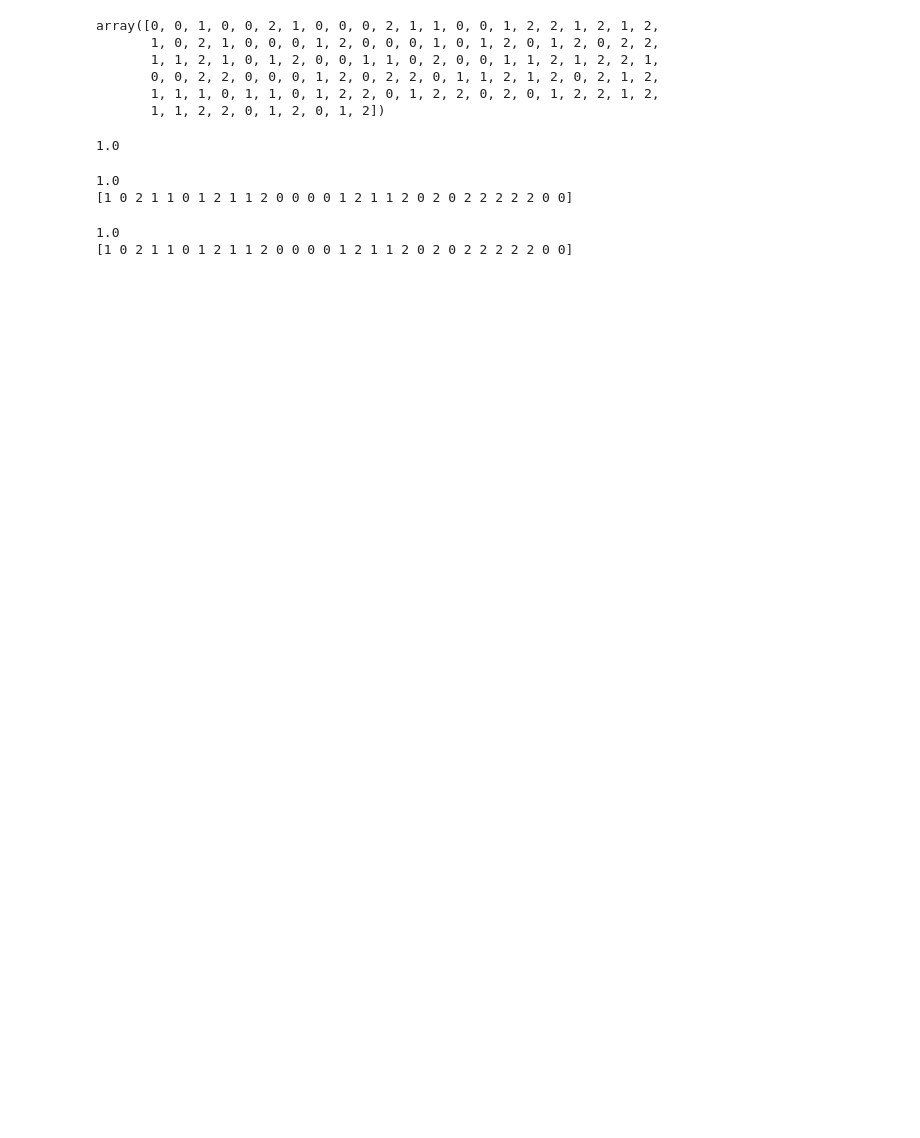
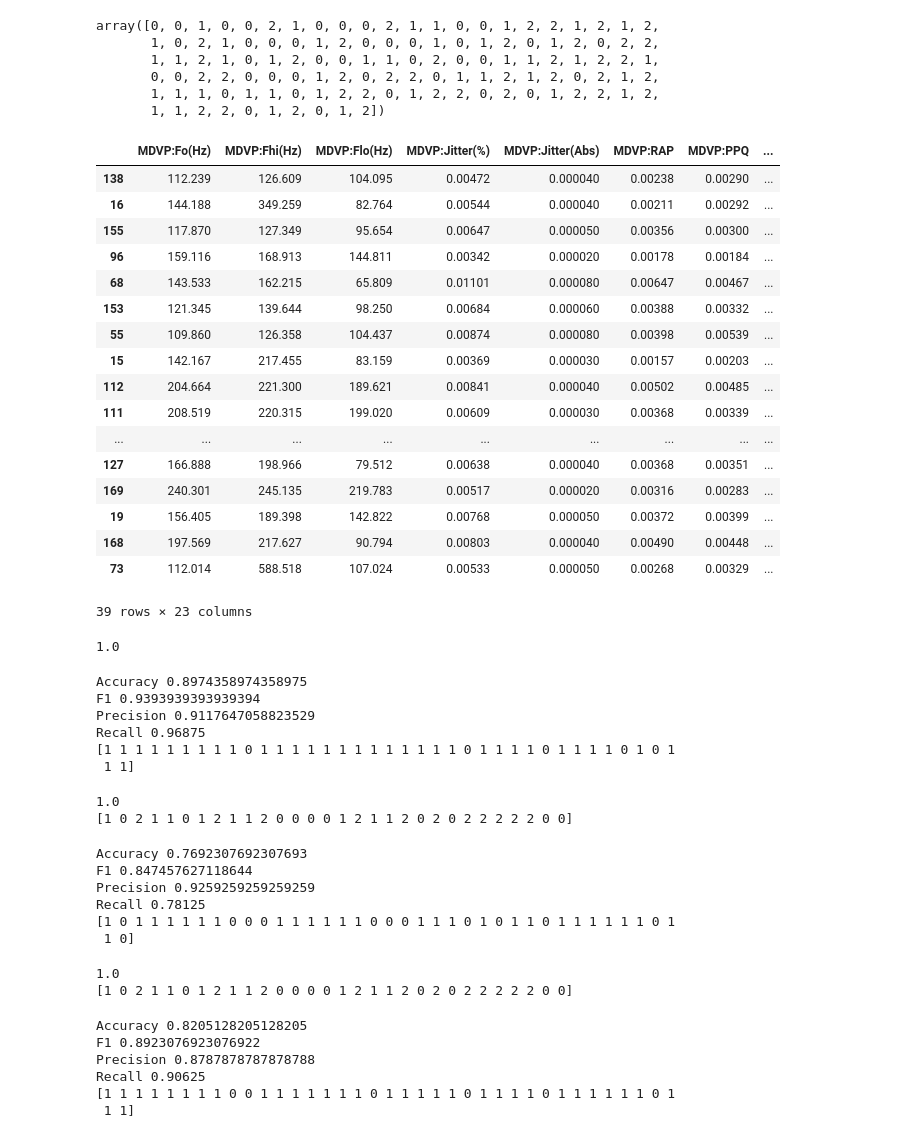
Before and after one commit to DimaOshchepkov/MetricMethodClassification, a Jupyter notebook: main.ipynb, the cells around one changed output. Saved outputs shown, nothing was run; the diff lists cells and outputs as text; code cells hidden in the pictures; blank space fills up the shorter version.

```diff
--- a/main.ipynb
+++ b/main.ipynb
@@ -17,6 +18,33 @@ array([0, 0, 1, 0, 0, 2, 1, 0, 0, 0, 2, 1, 1, 0, 0, 1, 2, 2, 1, 2, 1, 2,
        0, 0, 2, 2, 0, 0, 0, 1, 2, 0, 2, 2, 0, 1, 1, 2, 1, 2, 0, 2, 1, 2,
        1, 1, 1, 0, 1, 1, 0, 1, 2, 2, 0, 1, 2, 2, 0, 2, 0, 1, 2, 2, 1, 2,
        1, 1, 2, 2, 0, 1, 2, 0, 1, 2])
+# %%
+parkinsons = pd.read_csv("parkinsons.csv", delimiter=',')
+parkinsons = parkinsons.drop(columns='name')
+(X_parkinsons_train, X_parkinsons_test,
+y_parkinsons_train, y_parkinsons_test) = train_test_split(parkinsons, parkinsons["status"],
+                                                           test_size=0.2, random_state=42)
+
+X_parkinsons_test
+# %% [output]
+|  | MDVP:Fo(Hz) | MDVP:Fhi(Hz) | MDVP:Flo(Hz) | MDVP:Jitter(%) | MDVP:Jitter(Abs) | MDVP:RAP | MDVP:PPQ | ... |
+| 138 | 112.239 | 126.609 | 104.095 | 0.00472 | 0.000040 | 0.00238 | 0.00290 | ... |
+| 16 | 144.188 | 349.259 | 82.764 | 0.00544 | 0.000040 | 0.00211 | 0.00292 | ... |
+| 155 | 117.870 | 127.349 | 95.654 | 0.00647 | 0.000050 | 0.00356 | 0.00300 | ... |
+| 96 | 159.116 | 168.913 | 144.811 | 0.00342 | 0.000020 | 0.00178 | 0.00184 | ... |
+| 68 | 143.533 | 162.215 | 65.809 | 0.01101 | 0.000080 | 0.00647 | 0.00467 | ... |
+| 153 | 121.345 | 139.644 | 98.250 | 0.00684 | 0.000060 | 0.00388 | 0.00332 | ... |
+| 55 | 109.860 | 126.358 | 104.437 | 0.00874 | 0.000080 | 0.00398 | 0.00539 | ... |
+| 15 | 142.167 | 217.455 | 83.159 | 0.00369 | 0.000030 | 0.00157 | 0.00203 | ... |
+| 112 | 204.664 | 221.300 | 189.621 | 0.00841 | 0.000040 | 0.00502 | 0.00485 | ... |
+| 111 | 208.519 | 220.315 | 199.020 | 0.00609 | 0.000030 | 0.00368 | 0.00339 | ... |
+| ... | ... | ... | ... | ... | ... | ... | ... | ... |
+| 127 | 166.888 | 198.966 | 79.512 | 0.00638 | 0.000040 | 0.00368 | 0.00351 | ... |
+| 169 | 240.301 | 245.135 | 219.783 | 0.00517 | 0.000020 | 0.00316 | 0.00283 | ... |
+| 19 | 156.405 | 189.398 | 142.822 | 0.00768 | 0.000050 | 0.00372 | 0.00399 | ... |
+| 168 | 197.569 | 217.627 | 90.794 | 0.00803 | 0.000040 | 0.00490 | 0.00448 | ... |
+| 73 | 112.014 | 588.518 | 107.024 | 0.00533 | 0.000050 | 0.00268 | 0.00329 | ... |
+39 rows × 23 columns
 # %%
 knn = KNN(metric="cosine")
 knn.fit(X_train, y_train)
@@ -24,6 +52,22 @@ predict = knn.predict(X_test)
 print(accuracy_score(y_test, predict))
 # %% [output]
 1.0
+# %%
+knn_parkinsons = KNN(countNeigbor=20, metric='cosine')
+knn_parkinsons.fit(X_parkinsons_train, y_parkinsons_train)
+predict = knn_parkinsons.predict(X_parkinsons_test)
+print(f'Accuracy {accuracy_score(y_parkinsons_test, predict)}')
+print(f'F1 {f1_score(y_parkinsons_test, predict)}')
+print(f'Precision {precision_score(y_parkinsons_test, predict)}')
+print(f'Recall {recall_score(y_parkinsons_test, predict)}')
+print(predict)
+# %% [output]
+Accuracy 0.8974358974358975
+F1 0.9393939393939394
+Precision 0.9117647058823529
+Recall 0.96875
+[1 1 1 1 1 1 1 1 1 0 1 1 1 1 1 1 1 1 1 1 1 1 1 0 1 1 1 1 0 1 1 1 1 0 1 0 1
+ 1 1]
 # %%
 parzen_window_fixed = ParzenWindowFixedWidth(width=1, method="kdtree")
 parzen_window_fixed.fit(X_train, y_train)
@@ -33,6 +77,22 @@ print(predict)
 # %% [output]
 1.0
 [1 0 2 1 1 0 1 2 1 1 2 0 0 0 0 1 2 1 1 2 0 2 0 2 2 2 2 2 0 0]
+# %%
+parzen_window_fixed_parkinsons = ParzenWindowFixedWidth(width=25)
+parzen_window_fixed_parkinsons.fit(np.array(X_parkinsons_train), np.array(y_parkinsons_train)) # FIXME: Почему нужно применять np.array() ????
+predict = parzen_window_fixed_parkinsons.predict(np.array(X_parkinsons_test))
+print(f'Accuracy {accuracy_score(y_parkinsons_test, predict)}')
+print(f'F1 {f1_score(y_parkinsons_test, predict)}')
+print(f'Precision {precision_score(y_parkinsons_test, predict)}')
+print(f'Recall {recall_score(y_parkinsons_test, predict)}')
+print(predict)
+# %% [output]
+Accuracy 0.7692307692307693
+F1 0.847457627118644
+Precision 0.9259259259259259
+Recall 0.78125
+[1 0 1 1 1 1 1 1 0 0 0 1 1 1 1 1 1 0 0 0 1 1 1 0 1 0 1 1 0 1 1 1 1 1 1 0 1
+ 1 0]
 # %%
 parzen_window_variable = ParzenWindowVariableWidth(countNeighbor=5, method="kdtree")
 parzen_window_variable.fit(X_train, y_train)
@@ -42,3 +102,19 @@ print(predict)
 # %% [output]
 1.0
 [1 0 2 1 1 0 1 2 1 1 2 0 0 0 0 1 2 1 1 2 0 2 0 2 2 2 2 2 0 0]
+# %%
+parzen_window_variable_parkinsons = ParzenWindowVariableWidth(countNeighbor=4, method="kdtree")
+parzen_window_variable_parkinsons.fit(np.array(X_parkinsons_train), np.array(y_parkinsons_train))
+predict = parzen_window_variable_parkinsons.predict(np.array(X_parkinsons_test))
+print(f'Accuracy {accuracy_score(y_parkinsons_test, predict)}')
+print(f'F1 {f1_score(y_parkinsons_test, predict)}')
+print(f'Precision {precision_score(y_parkinsons_test, predict)}')
+print(f'Recall {recall_score(y_parkinsons_test, predict)}')
+print(predict)
+# %% [output]
+Accuracy 0.8205128205128205
+F1 0.8923076923076922
+Precision 0.8787878787878788
+Recall 0.90625
+[1 1 1 1 1 1 1 1 0 0 1 1 1 1 1 1 1 0 1 1 1 1 1 0 1 1 1 1 0 1 1 1 1 1 1 0 1
+ 1 1]
```
Also changed, not shown: parts of 6 cells of this notebook, 2 other files.
